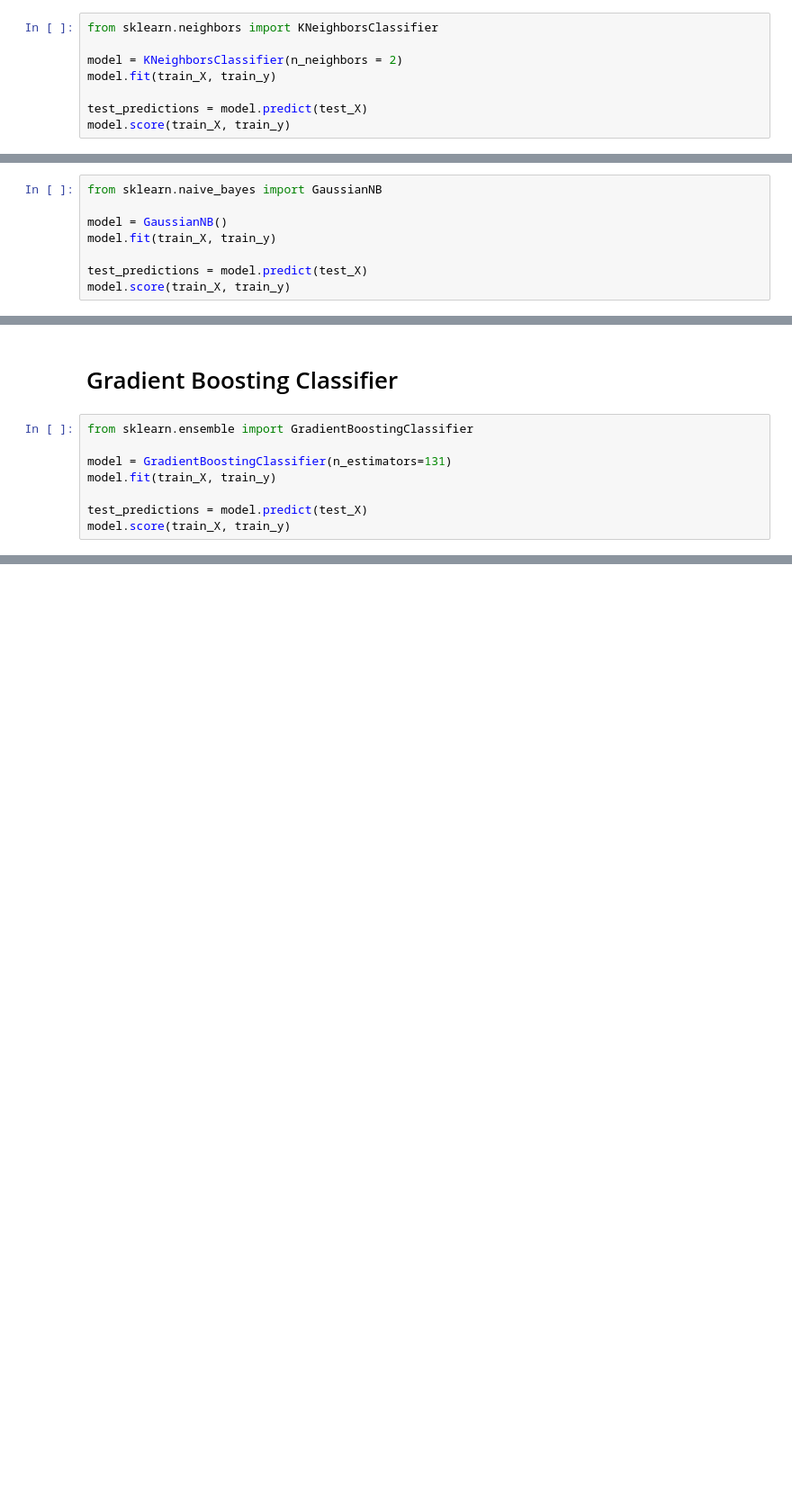
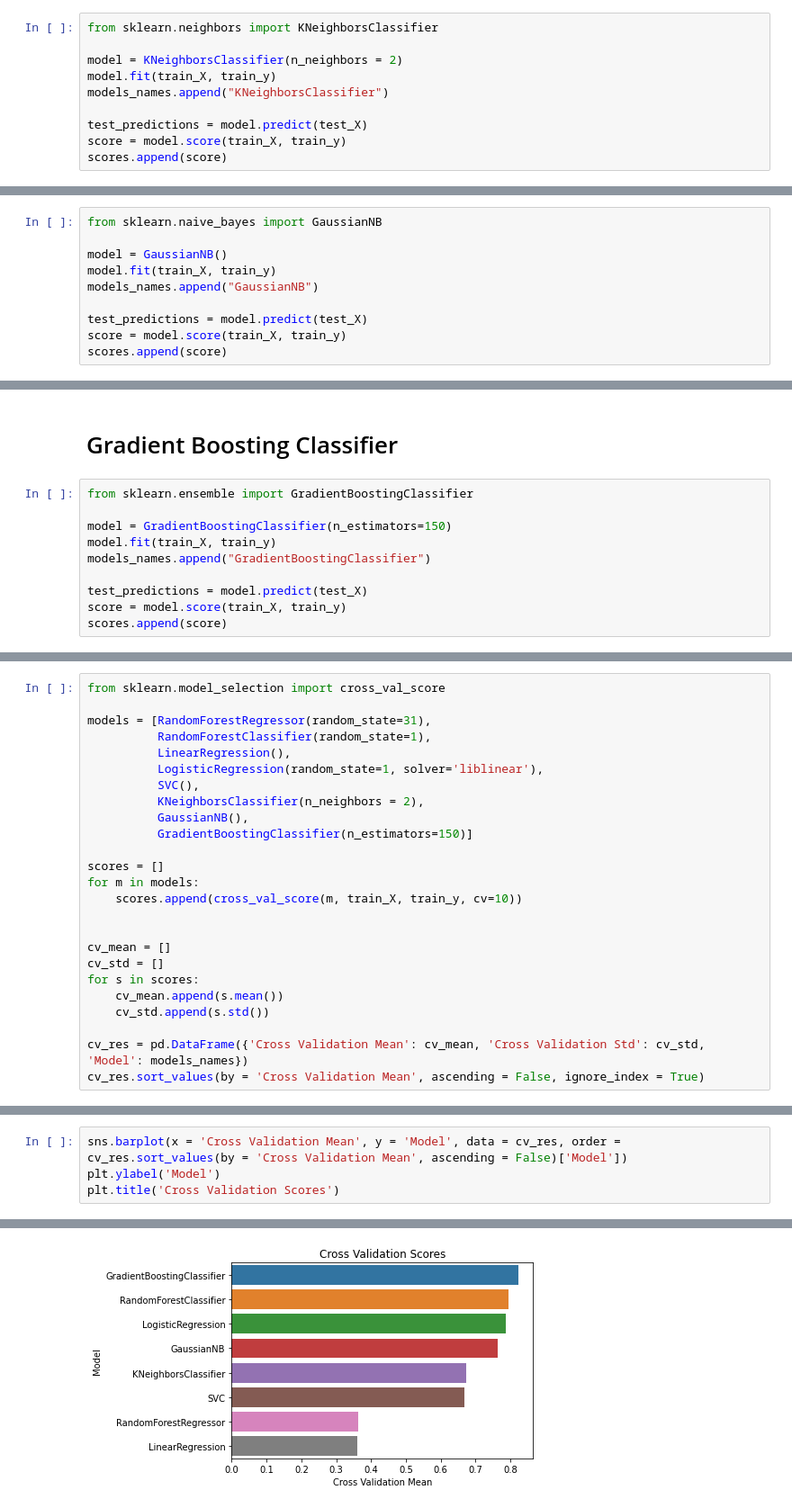
Before and after one commit to etekeli/Data-Science-Notebooks, a Jupyter notebook: titanic.ipynb, the cells around one changed output, grey strips where cells are left out. Shown at 90% size. Cells and saved outputs as stored; diff of their text form; blank space fills up the shorter version.

Commit message:
ajout cross validation

```diff
--- a/titanic.ipynb
+++ b/titanic.ipynb
@@ -237,6 +243,8 @@ from sklearn.neighbors import KNeighborsClassifier
 
 model = KNeighborsClassifier(n_neighbors = 2)
 model.fit(train_X, train_y)
+models_names.append("KNeighborsClassifier")
 
 test_predictions = model.predict(test_X)
-model.score(train_X, train_y)
+score = model.score(train_X, train_y)
+scores.append(score)
@@ -249,6 +255,8 @@ from sklearn.naive_bayes import GaussianNB
 
 model = GaussianNB()
 model.fit(train_X, train_y)
+models_names.append("GaussianNB")
 
 test_predictions = model.predict(test_X)
-model.score(train_X, train_y)
+score = model.score(train_X, train_y)
+scores.append(score)
@@ -259,8 +265,10 @@ model.score(train_X, train_y)
 # %%
 from sklearn.ensemble import GradientBoostingClassifier
 
-model = GradientBoostingClassifier(n_estimators=131)
+model = GradientBoostingClassifier(n_estimators=150)
 model.fit(train_X, train_y)
+models_names.append("GradientBoostingClassifier")
 
 test_predictions = model.predict(test_X)
-model.score(train_X, train_y)
+score = model.score(train_X, train_y)
+scores.append(score)
@@ -268,0 +298,25 @@ model.score(train_X, train_y)
+# %%
+from sklearn.model_selection import cross_val_score
+
+models = [RandomForestRegressor(random_state=31),
+          RandomForestClassifier(random_state=1),
+          LinearRegression(),
+          LogisticRegression(random_state=1, solver='liblinear'),
+          SVC(),
+          KNeighborsClassifier(n_neighbors = 2),
+          GaussianNB(),
+          GradientBoostingClassifier(n_estimators=150)]
+
+scores = []
+for m in models:
+    scores.append(cross_val_score(m, train_X, train_y, cv=10))
+
+
+cv_mean = []
+cv_std = []
+for s in scores:
+    cv_mean.append(s.mean())
+    cv_std.append(s.std())
+
+cv_res = pd.DataFrame({'Cross Validation Mean': cv_mean, 'Cross Validation Std': cv_std, 'Model': models_names})
+cv_res.sort_values(by = 'Cross Validation Mean', ascending = False, ignore_index = True)
@@ -268,0 +333,5 @@ model.score(train_X, train_y)
+# %%
+sns.barplot(x = 'Cross Validation Mean', y = 'Model', data = cv_res, order = cv_res.sort_values(by = 'Cross Validation Mean', ascending = False)['Model'])
+plt.ylabel('Model')
+plt.title('Cross Validation Scores')
+# %% [output]
@@ -268,0 +339 @@ model.score(train_X, train_y)
+[figure, added]
```
Also changed, not shown: parts of 18 cells of this notebook.
